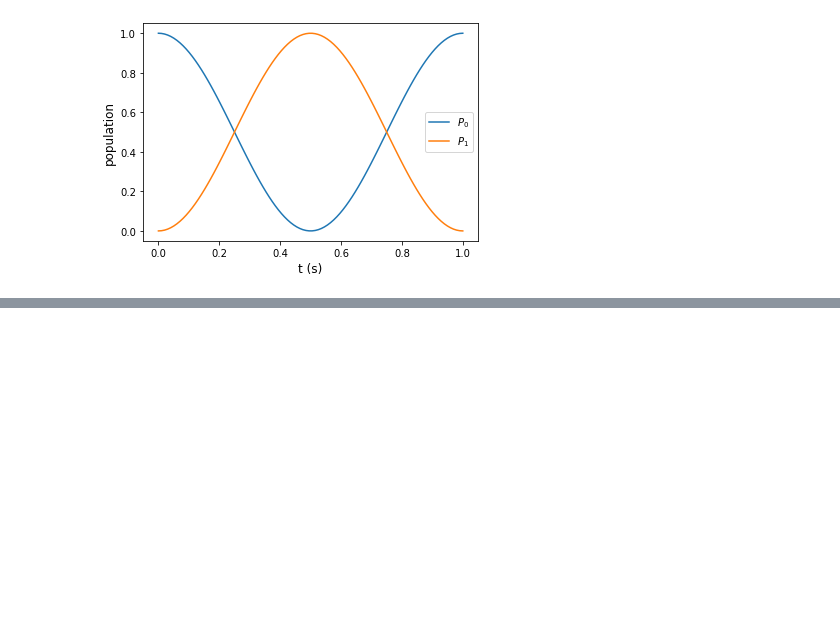
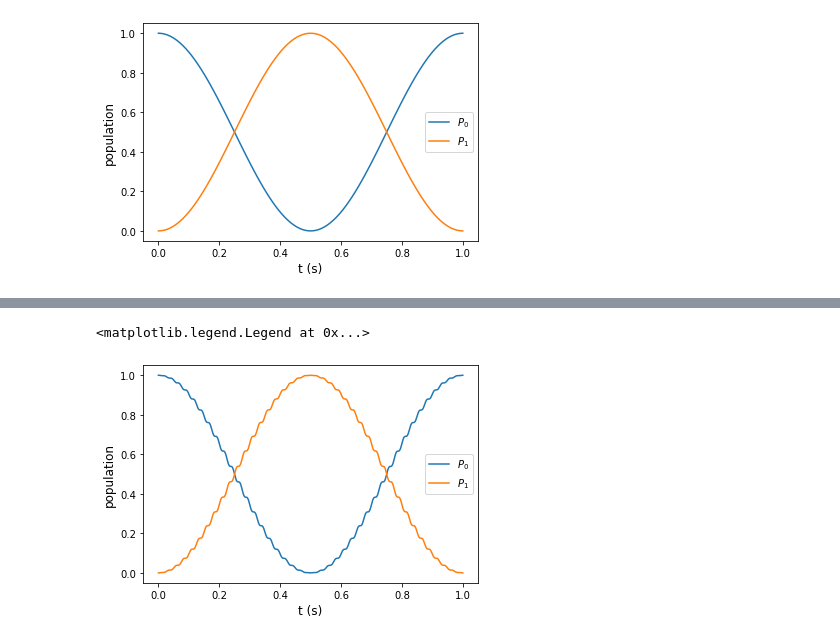
Before and after one commit to tretyakovmipt/quantum-intro-lectures, a Jupyter notebook: lectures-and-code.ipynb, the cells around one changed output, grey strips where cells are left out. Saved outputs shown, nothing was run; the diff lists cells and outputs as text; code cells hidden in the pictures; blank space fills up the shorter version.

```diff
--- a/lectures-and-code.ipynb
+++ b/lectures-and-code.ipynb
@@ -739,0 +699,11 @@ If it exists, it is unique. Does not depend on the initial state.
+# %%
+# Plot the populations
+fig, ax = plt.subplots()
+ax.plot(result.times, result.expect[0],label=r'$P_{0}$')
+ax.plot(result.times, result.expect[1],label=r'$P_{1}$')
+ax.set_xlabel('t (s)',fontsize=12)
+ax.set_ylabel('population',fontsize=12)
+ax.legend(loc=0)
+# %% [output]
+<matplotlib.legend.Legend at 0x...>
+[figure, added]
```
Also changed, not shown: parts of 8 cells of this notebook.
